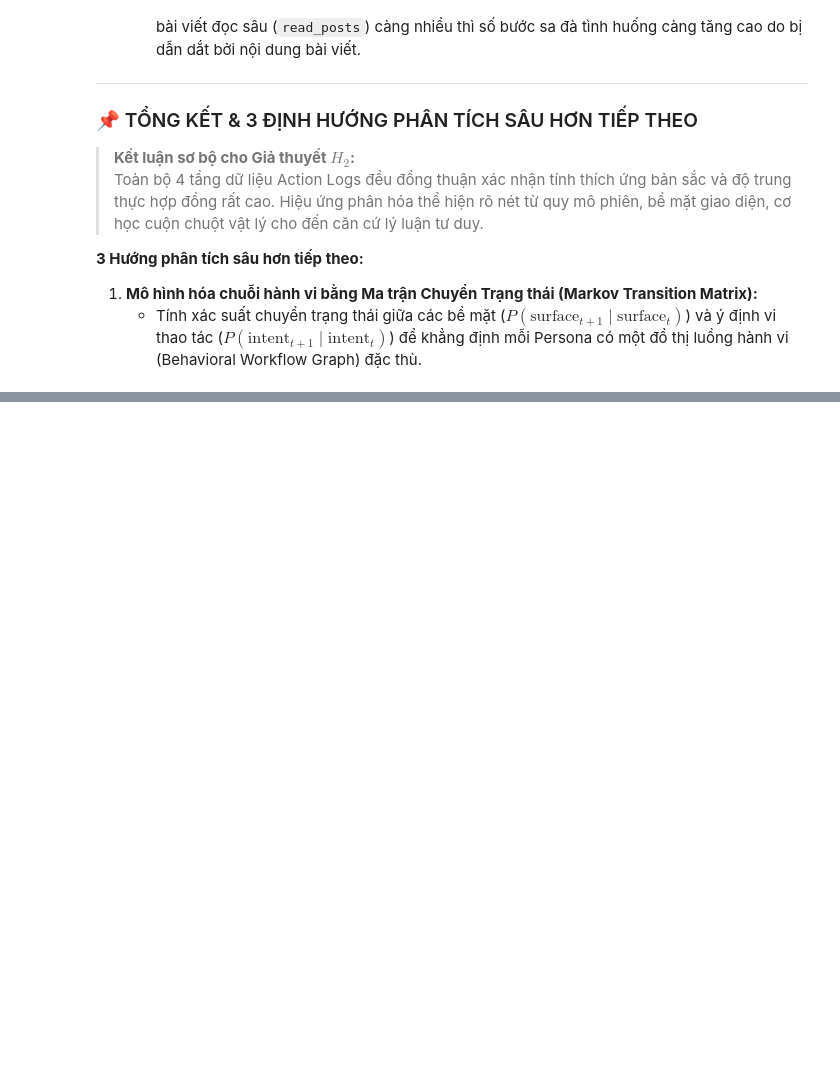
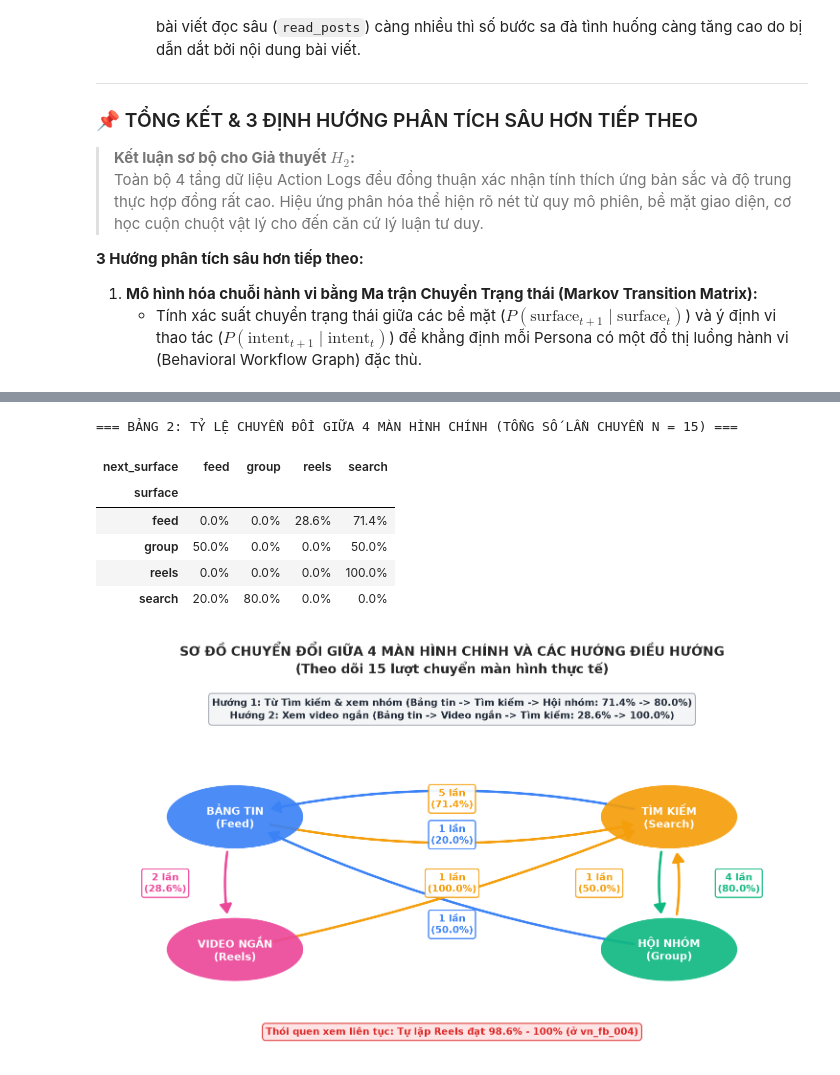
Before and after one commit to zero0526/eda_persona, a Jupyter notebook: notebooks/notebook_action_logs.ipynb, the cells around one changed output, grey strips where cells are left out. Drawn from its saved outputs; the diff is of its cells as text; code cells hidden in the pictures; blank space fills up the shorter version.

```diff
--- a/notebooks/notebook_action_logs.ipynb
+++ b/notebooks/notebook_action_logs.ipynb
@@ -1362,0 +1086,33 @@ plt.show()
+# %%
+# ==============================================================================
+# BƯỚC 12: MÔ HÌNH HÓA VÀ VẼ SƠ ĐỒ CHUYỂN ĐỔI GIỮA 4 MÀN HÌNH CHÍNH
+# ==============================================================================
+
+import matplotlib.pyplot as plt
+from algorithms.cross_session_behavior_profiler import compute_macro_surface_transitions
+from viz.session_consistency_viz import plot_macro_surface_transitions
+
+# 1. Tính toán ma trận chuyển đổi và các luồng điều hướng nổi bật
+transition_data = compute_macro_surface_transitions(df_actions_h3)
+prob_matrix = transition_data['prob_matrix']
+
+print(f"=== BẢNG 2: TỶ LỆ CHUYỂN ĐỔI GIỮA 4 MÀN HÌNH CHÍNH (TỔNG SỐ LẦN CHUYỂN N = {transition_data['total_shifts']}) ===")
+display(
+    prob_matrix.style
+    .format('{:.1%}')
+    .background_gradient(cmap='Blues', vmin=0.0, vmax=1.0)
+    .set_properties(**{'text-align': 'center'})
+)
+
+# 2. Trực quan hóa Sơ đồ Chuyển đổi giữa 4 Màn hình chính
+fig, ax = plot_macro_surface_transitions(transition_data)
+plt.show()
+# %% [output]
+=== BẢNG 2: TỶ LỆ CHUYỂN ĐỔI GIỮA 4 MÀN HÌNH CHÍNH (TỔNG SỐ LẦN CHUYỂN N = 15) ===
+| next_surface | feed | group | reels | search |
+| surface |  |  |  |  |
+| feed | 0.0% | 0.0% | 28.6% | 71.4% |
+| group | 50.0% | 0.0% | 0.0% | 50.0% |
+| reels | 0.0% | 0.0% | 0.0% | 100.0% |
+| search | 20.0% | 80.0% | 0.0% | 0.0% |
+[figure, added]
```
Also changed, not shown: parts of 18 cells of this notebook, 19 other files.
